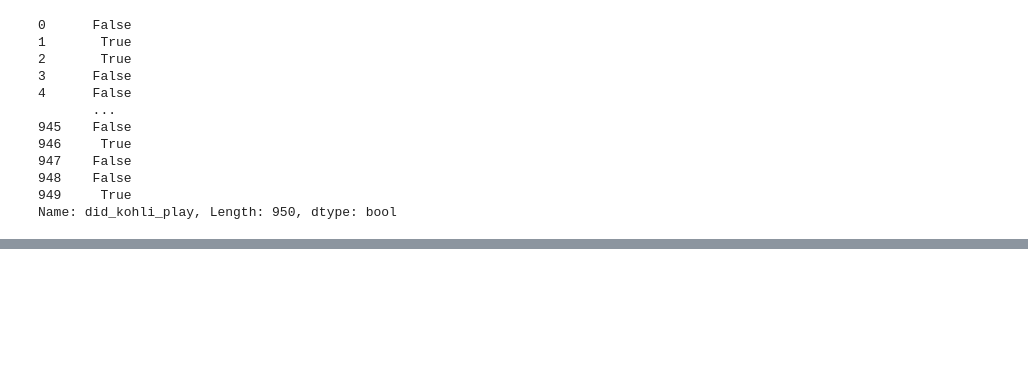
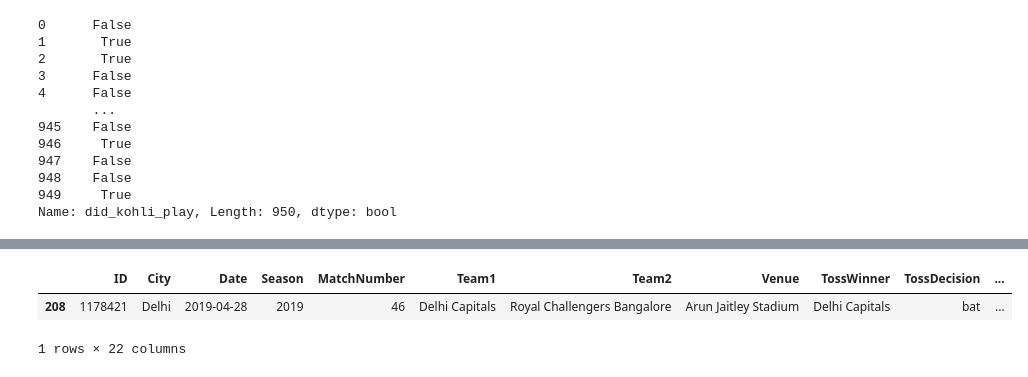
Before and after one commit to sunildsde77/dsdepractice, a Jupyter notebook: Dsdepractice.ipynb, the cells around one changed output, grey strips where cells are left out. Cells and saved outputs as stored; diff of their text form; code cells hidden in the pictures; blank space fills up the shorter version.

```diff
--- a/Dsdepractice.ipynb
+++ b/Dsdepractice.ipynb
@@ -1529,0 +1536,6 @@ Name: did_kohli_play, Length: 950, dtype: bool
+# %%
+ipl[(ipl['City'] == 'Delhi') & (ipl['did_kohli_play'] ==True)].sort_values('Date',ascending=False).head(1)
+# %% [output]
+|  | ID | City | Date | Season | MatchNumber | Team1 | Team2 | Venue | TossWinner | TossDecision | ... |
+| 208 | 1178421 | Delhi | 2019-04-28 | 2019 | 46 | Delhi Capitals | Royal Challengers Bangalore | Arun Jaitley Stadium | Delhi Capitals | bat | ... |
+1 rows × 22 columns
```
Also changed, not shown: parts of 16 cells of this notebook.
